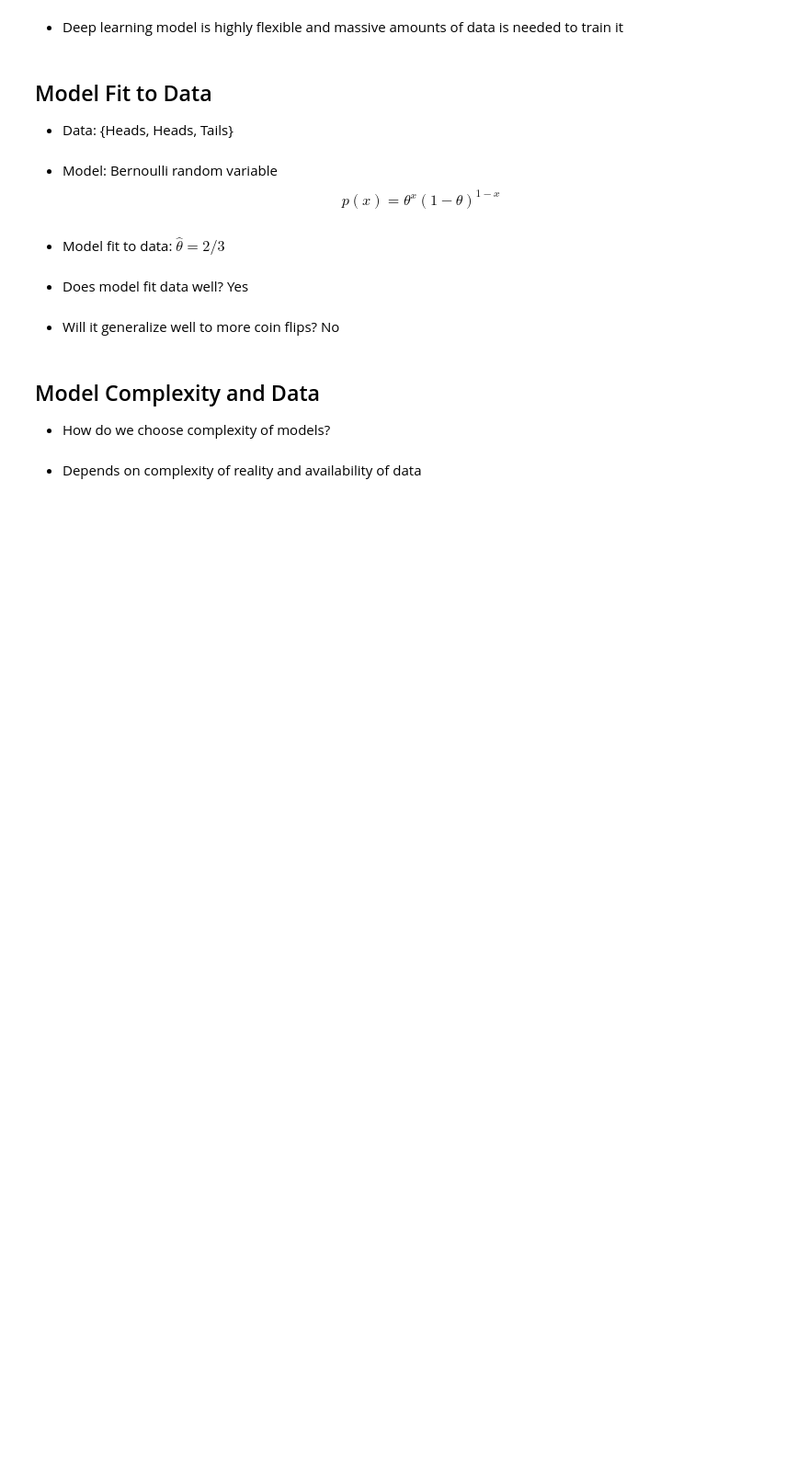
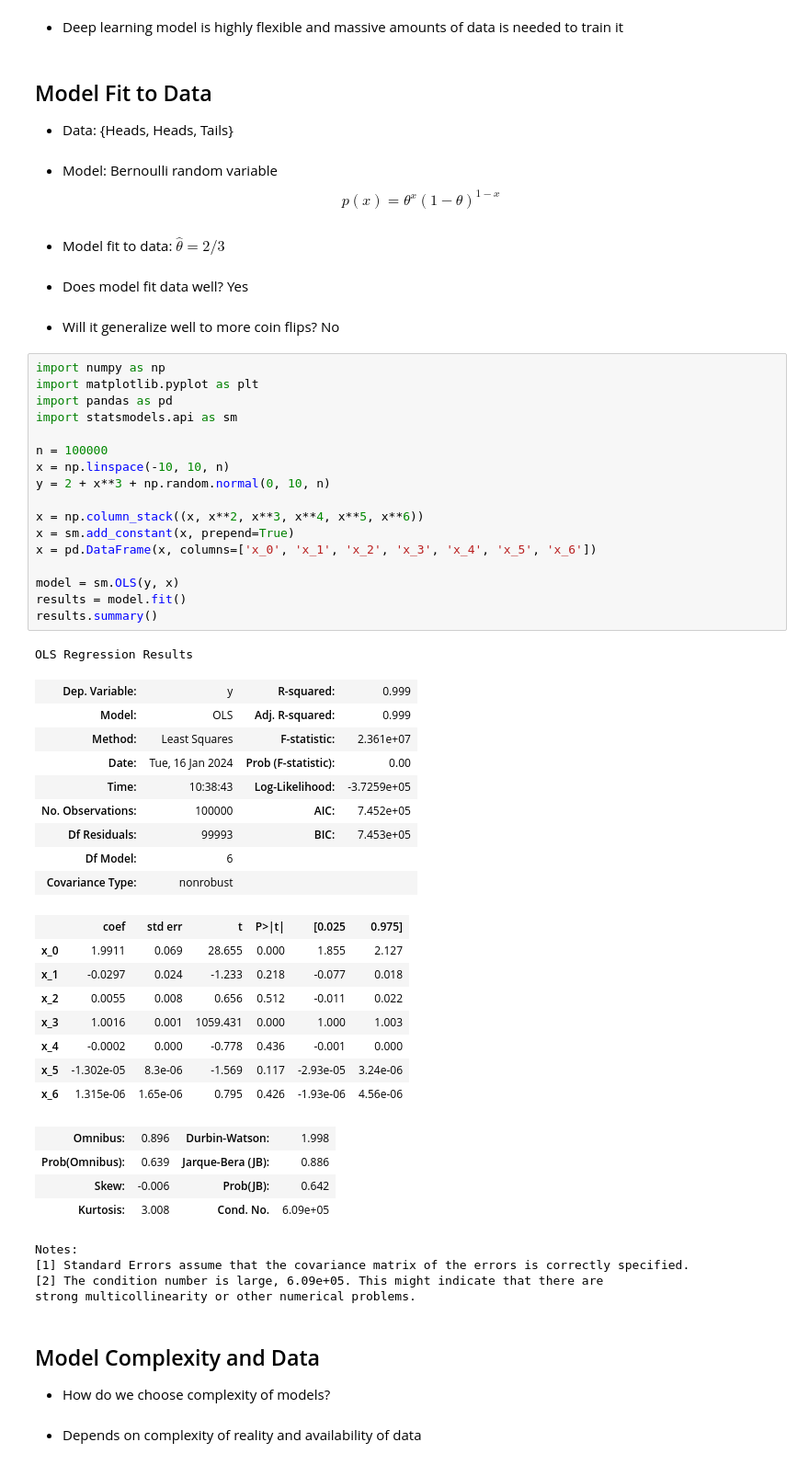
Before and after one commit to UCSB-PSTAT-134-234/Winter2024, a Jupyter notebook: lecture-notes/02-Data-and-Uncertainty.ipynb, the cells around one changed output. Shown at 92% size. Drawn from its saved outputs; the diff is of its cells as text; blank space fills up the shorter version.

```diff
--- a/lecture-notes/02-Data-and-Uncertainty.ipynb
+++ b/lecture-notes/02-Data-and-Uncertainty.ipynb
@@ -62,6 +62,50 @@
 - Does model fit data well? Yes
 # %% [markdown]
 - Will it generalize well to more coin flips? No
+# %%
+import numpy as np
+import matplotlib.pyplot as plt
+import pandas as pd
+import statsmodels.api as sm
+
+n = 100000
+x = np.linspace(-10, 10, n)
+y = 2 + x**3 + np.random.normal(0, 10, n)
+
+x = np.column_stack((x, x**2, x**3, x**4, x**5, x**6))
+x = sm.add_constant(x, prepend=True)
+x = pd.DataFrame(x, columns=['x_0', 'x_1', 'x_2', 'x_3', 'x_4', 'x_5', 'x_6'])
+
+model = sm.OLS(y, x)
+results = model.fit()
+results.summary()
+# %% [output]
+OLS Regression Results
+| Dep. Variable: | y | R-squared: | 0.999 |
+| Model: | OLS | Adj. R-squared: | 0.999 |
+| Method: | Least Squares | F-statistic: | 2.361e+07 |
+| Date: | Tue, 16 Jan 2024 | Prob (F-statistic): | 0.00 |
+| Time: | 10:38:43 | Log-Likelihood: | -3.7259e+05 |
+| No. Observations: | 100000 | AIC: | 7.452e+05 |
+| Df Residuals: | 99993 | BIC: | 7.453e+05 |
+| Df Model: | 6 |  |  |
+| Covariance Type: | nonrobust |  |  |
+|  | coef | std err | t | P>|t| | [0.025 | 0.975] |
+| x_0 | 1.9911 | 0.069 | 28.655 | 0.000 | 1.855 | 2.127 |
+| x_1 | -0.0297 | 0.024 | -1.233 | 0.218 | -0.077 | 0.018 |
+| x_2 | 0.0055 | 0.008 | 0.656 | 0.512 | -0.011 | 0.022 |
+| x_3 | 1.0016 | 0.001 | 1059.431 | 0.000 | 1.000 | 1.003 |
+| x_4 | -0.0002 | 0.000 | -0.778 | 0.436 | -0.001 | 0.000 |
+| x_5 | -1.302e-05 | 8.3e-06 | -1.569 | 0.117 | -2.93e-05 | 3.24e-06 |
+| x_6 | 1.315e-06 | 1.65e-06 | 0.795 | 0.426 | -1.93e-06 | 4.56e-06 |
+| Omnibus: | 0.896 | Durbin-Watson: | 1.998 |
+| Prob(Omnibus): | 0.639 | Jarque-Bera (JB): | 0.886 |
+| Skew: | -0.006 | Prob(JB): | 0.642 |
+| Kurtosis: | 3.008 | Cond. No. | 6.09e+05 |
+Notes:
+[1] Standard Errors assume that the covariance matrix of the errors is correctly specified.
+[2] The condition number is large, 6.09e+05. This might indicate that there are
+strong multicollinearity or other numerical problems.
 # %% [markdown]
 ## Model Complexity and Data
 
```
Also changed, not shown: parts of 10 cells of this notebook.
